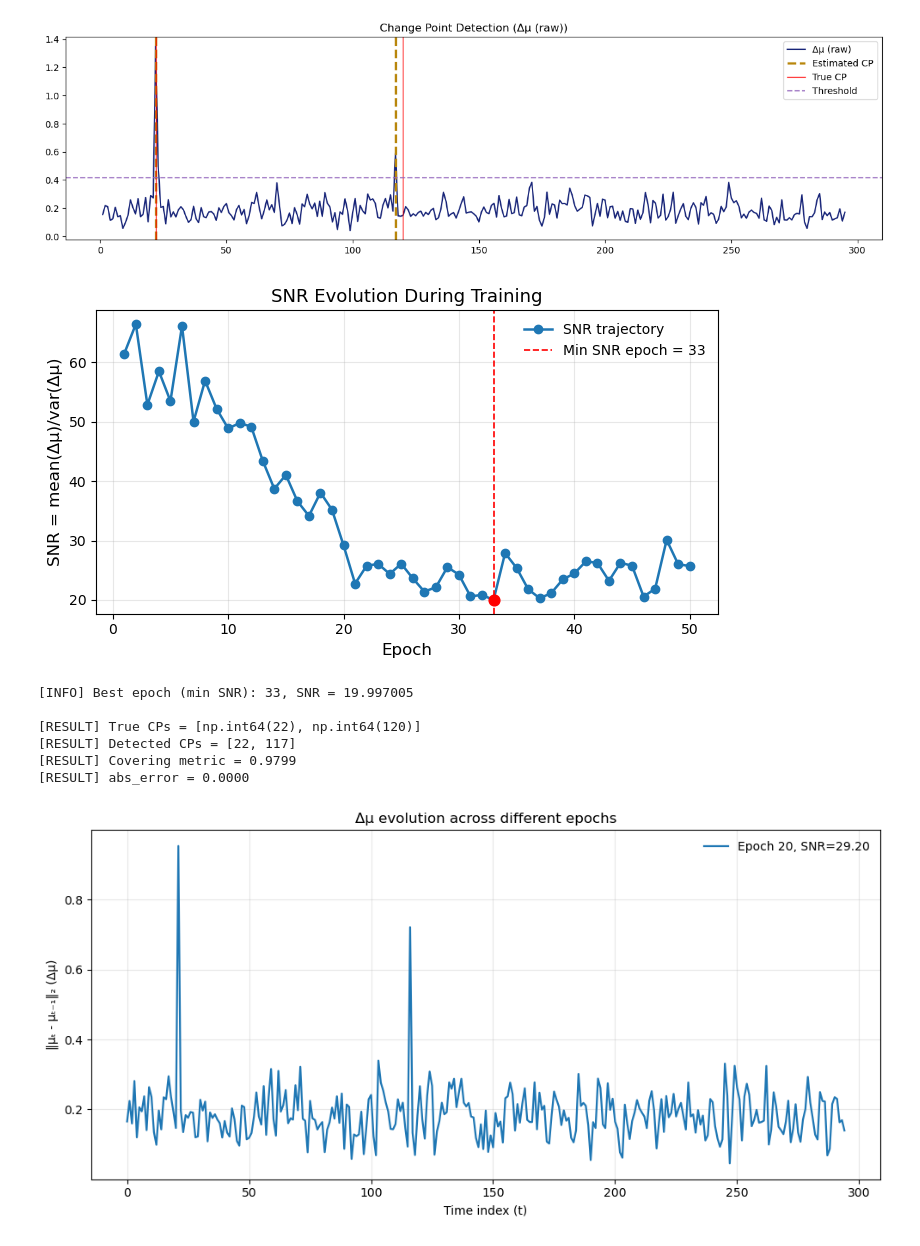
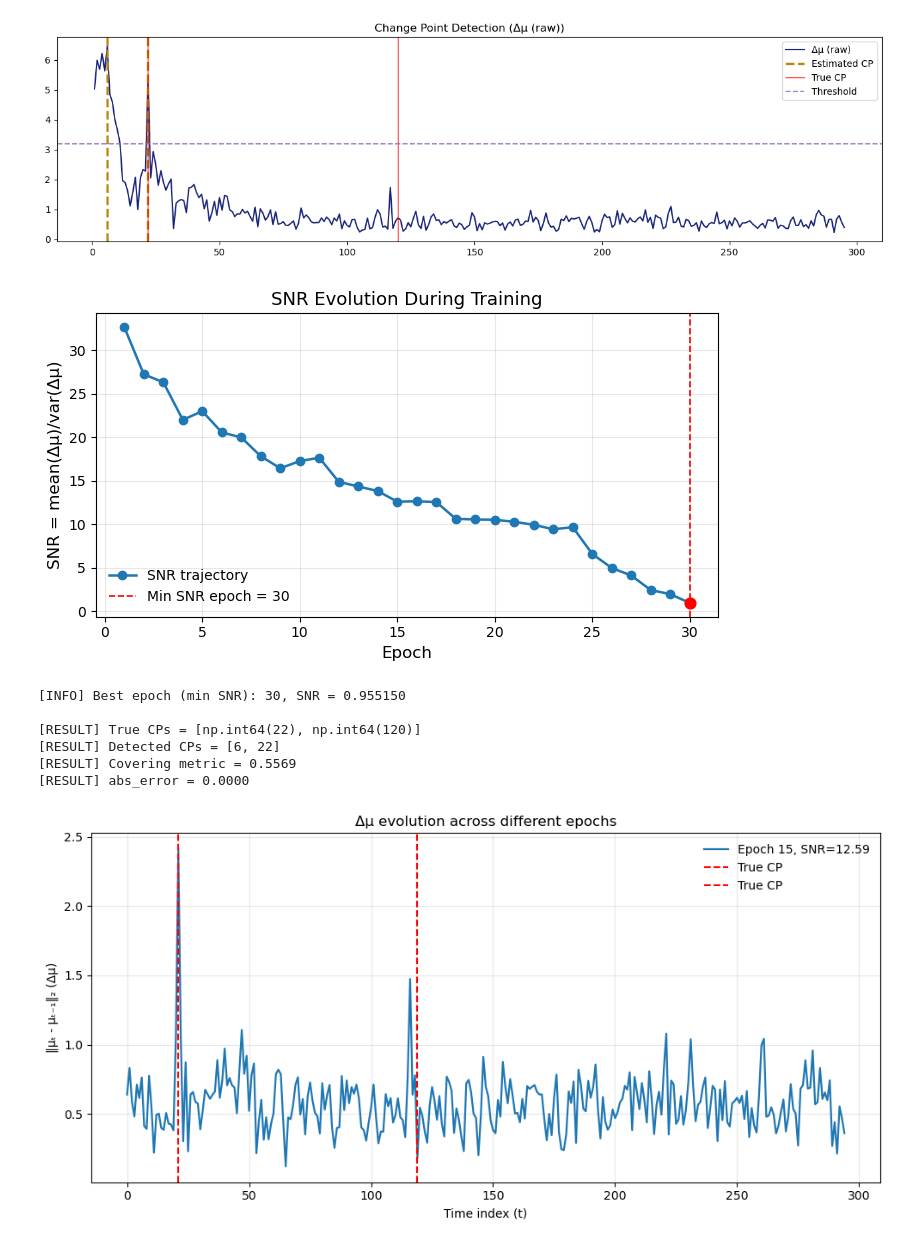
Before and after one commit to allenkei/CPD_FlowCytometry, a Jupyter notebook: sims_py/Simulate_real_data.ipynb, the cells around one changed output. Cells and saved outputs as stored; diff of their text form; code cells hidden in the pictures.

```diff
--- a/sims_py/Simulate_real_data.ipynb
+++ b/sims_py/Simulate_real_data.ipynb
@@ -193,7 +193,7 @@ print(f"[INFO] Using device: {device}")
 # 7. Prepare args
 # ======================================================
 args = parse_args()
-args.epoch = 50
+args.epoch = 30
 args.z_dim = 5
 args.x_dim = X.shape[2]
 args.y_dim = Y.shape[2]
@@ -203,7 +203,7 @@ args.decoder_lr = 0.0001
 args.decoder_iteration = 200
 args.langevin_s = 0.2
 args.langevin_K = 100
-args.kappa = 1
+args.kappa = 0.1
 args.penalties = [0.01, 0.1, 1]
 args.nu_iteration = 50
 args.output_layer = [200, 200]
@@ -231,20 +231,20 @@ y_train, y_test = y_input[odd_idx].reshape(-1, args.y_dim), y_input[even_idx].re
 # ======================================================
 # 9. Penalty selection (half training)
 # ======================================================
-results_half = []
-for penalty in args.penalties:
-    _stdout = sys.stdout
-    sys.stdout = io.StringIO()  # suppress printing
-    try:
-        loss, pen = learn_one_seq_penalty(args, x_train, y_train, x_test, y_test, penalty=penalty, half=True)
-    finally:
-        sys.stdout = _stdout
-    results_half.append([loss, pen])
+# results_half = []
+# for penalty in args.penalties:
+#     _stdout = sys.stdout
+#     sys.stdout = io.StringIO()  # suppress printing
+#     try:
+#         loss, pen = learn_one_seq_penalty(args, x_train, y_train, x_test, y_test, penalty=penalty, half=True)
+#     finally:
+#         sys.stdout = _stdout
+#     results_half.append([loss, pen])
 
-results_half = np.array(results_half)
-best_idx = np.argmin(results_half[:, 0])
-best_penalty = args.penalties[best_idx]
-print(f"[INFO] Best penalty selected = {best_penalty}")
+# results_half = np.array(results_half)
+# best_idx = np.argmin(results_half[:, 0])
+# best_penalty = args.penalties[best_idx]
+# print(f"[INFO] Best penalty selected = {best_penalty}")
 
 # ======================================================
 # 10. Full training using best penalty (record SNR)
@@ -255,7 +255,7 @@ result, snr_list, delta_mu_all = learn_one_seq_penalty(
     y_input.reshape(-1, args.y_dim),
     x_input.reshape(-1, args.x_dim),
     y_input.reshape(-1, args.y_dim),
-    penalty=best_penalty,
+    penalty=0.1,
     half=False
 )
 torch.cuda.empty_cache()
@@ -308,22 +303,23 @@ Epoch  50 | Loss=351.416718 | SNR=25.713358
-[figure, old version]
+[figure, new version]
-[figure, old version]
+[figure, new version]
-[INFO] Best epoch (min SNR): 33, SNR = 19.997005
+[INFO] Best epoch (min SNR): 30, SNR = 0.955150
 
 [RESULT] True CPs = [np.int64(22), np.int64(120)]
-[RESULT] Detected CPs = [22, 117]
-[RESULT] Covering metric = 0.9799
+[RESULT] Detected CPs = [6, 22]
+[RESULT] Covering metric = 0.5569
 [RESULT] abs_error = 0.0000
 # %%
 import matplotlib.pyplot as plt
 
 
-epochs_to_show = [20]
+epochs_to_show = [15]
 plt.figure(figsize=(10, 5))
 
 for e in epochs_to_show:
     if e <= len(delta_mu_all):
         plt.plot(delta_mu_all[e-1], lw=1.6, label=f"Epoch {e}, SNR={snr_list[e-1]:.2f}")
-
+for cp in true_cp:
+    plt.axvline(x=cp-1, color='red', linestyle='--', lw=1.5, label='True CP')
 plt.xlabel("Time index (t)")
 plt.ylabel("‖μₜ - μₜ₋₁‖₂ (Δμ)")
 plt.title("Δμ evolution across different epochs")
@@ -332,4 +328,4 @@ plt.legend(frameon=False)
 plt.tight_layout()
 plt.show()
 # %% [output]
-[figure, old version]
+[figure, new version]
```
Also changed, not shown: parts of 2 cells of this notebook, 1 other file.
